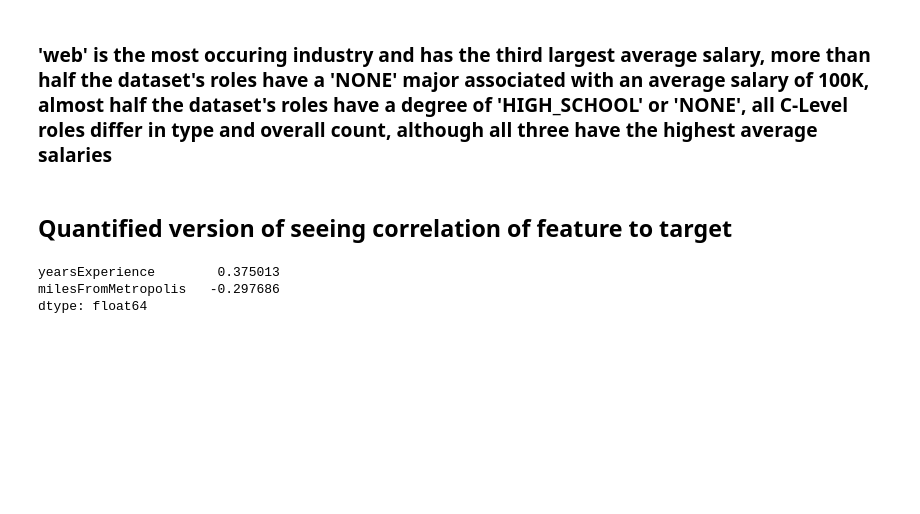
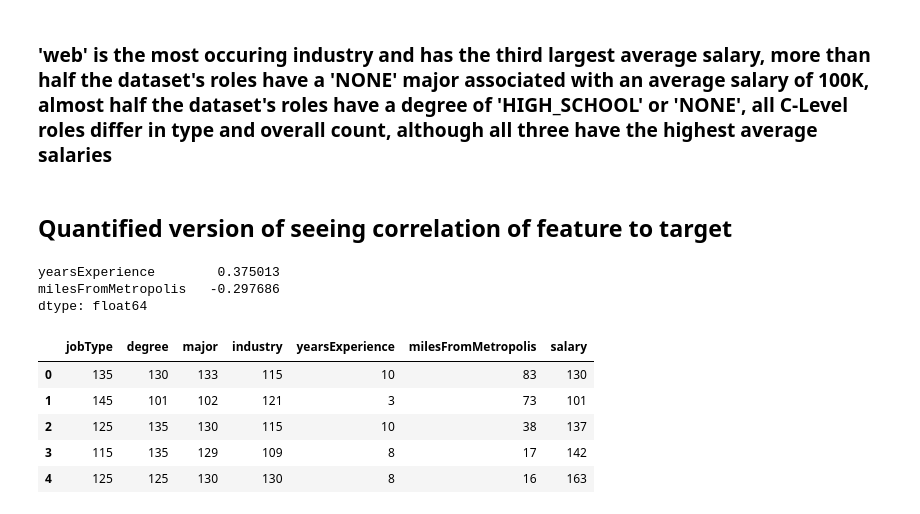
Before and after one commit to skylerbullard/salarypredictionportfolio, a Jupyter notebook: salarypredictionportfolio_define_discover.ipynb, the cells around one changed output. Saved outputs shown, nothing was run; the diff lists cells and outputs as text; code cells hidden in the pictures; blank space fills up the shorter version.

```diff
--- a/salarypredictionportfolio_define_discover.ipynb
+++ b/salarypredictionportfolio_define_discover.ipynb
@@ -383,0 +398,9 @@ dtype: float64
+# %%
+train_df.head()
+# %% [output]
+|  | jobType | degree | major | industry | yearsExperience | milesFromMetropolis | salary |
+| 0 | 135 | 130 | 133 | 115 | 10 | 83 | 130 |
+| 1 | 145 | 101 | 102 | 121 | 3 | 73 | 101 |
+| 2 | 125 | 135 | 130 | 115 | 10 | 38 | 137 |
+| 3 | 115 | 135 | 129 | 109 | 8 | 17 | 142 |
+| 4 | 125 | 125 | 130 | 130 | 8 | 16 | 163 |
```
Also changed, not shown: parts of 4 cells of this notebook.
